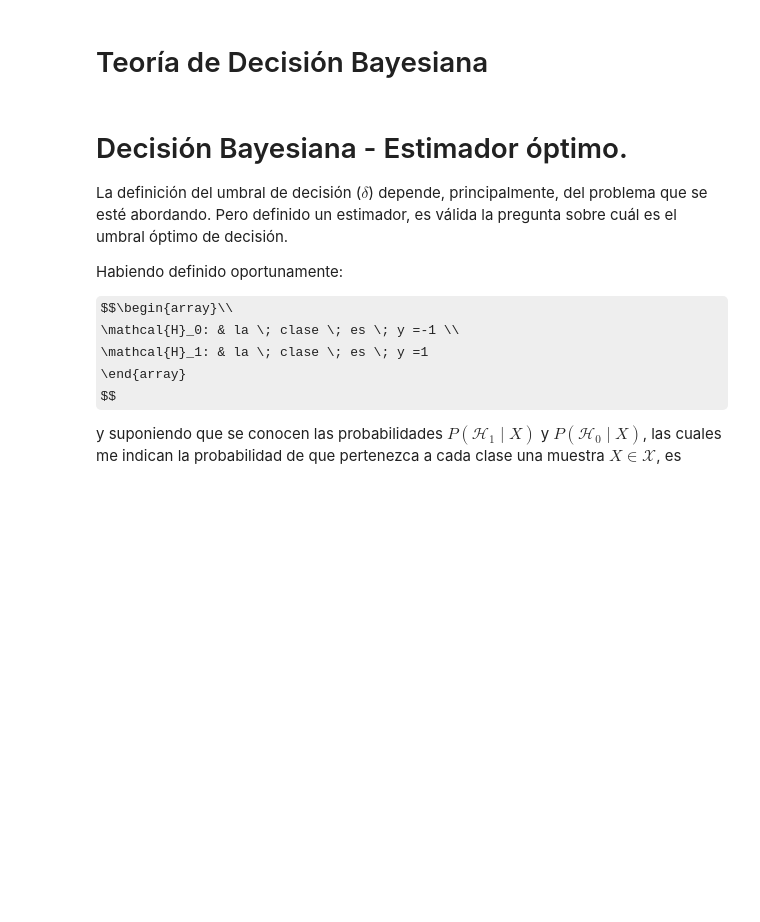
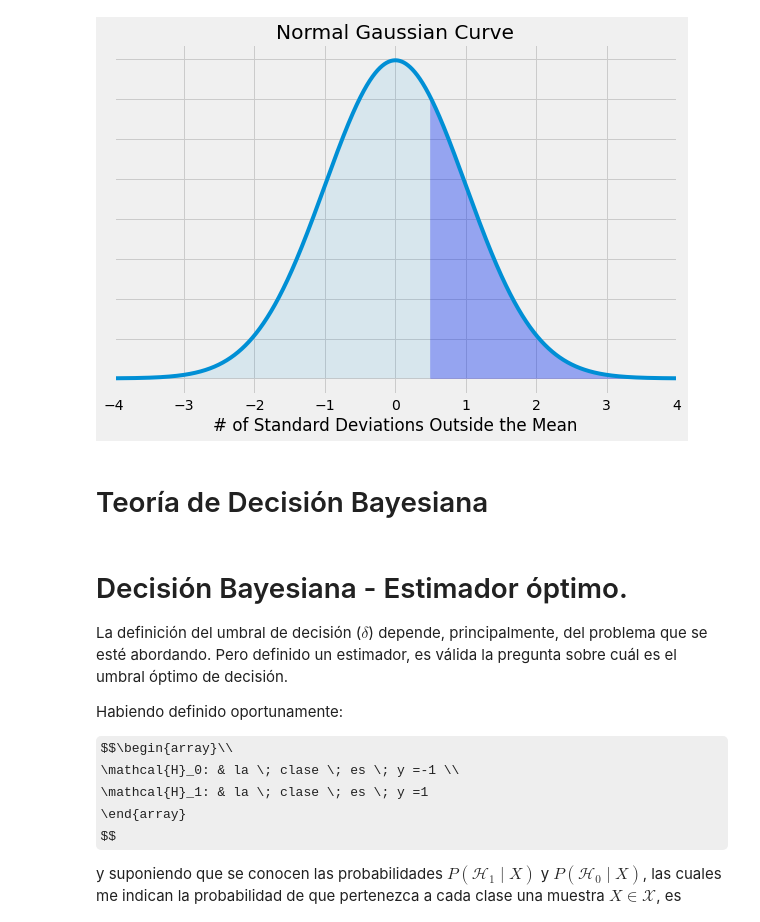
Before and after one commit to ijourdan/MiniCurso, a Jupyter notebook: Tema_1_D_Bayes/teo_dec_bayes.ipynb, the cells around one changed output. Saved outputs shown, nothing was run; the diff lists cells and outputs as text; code cells hidden in the pictures; some formulas as TeX source; blank space fills up the shorter version.

```diff
--- a/Tema_1_D_Bayes/teo_dec_bayes.ipynb
+++ b/Tema_1_D_Bayes/teo_dec_bayes.ipynb
@@ -0,0 +6,32 @@
+# %%
+# define constants
+mu1 = 0
+sigma1 = 1
+
+
+# calculate the z-transform
+z1 = 0.5
+z2 = 10
+# %%
+x = np.arange(z1, z2, 0.001) # range of x in spec
+x_all = np.arange(-10, 10, 0.001) # entire range of x, both in and out of spec
+# mean = 0, stddev = 1, since Z-transform was calculated
+y = norm.pdf(x,mu1,sigma1)
+y2 = norm.pdf(x_all,mu1,sigma1)
+# %%
+# build the plot
+fig, ax = plt.subplots(figsize=(9,6))
+plt.style.use('fivethirtyeight')
+ax.plot(x_all,y2)
+
+ax.fill_between(x,y,0, alpha=0.3, color='b')
+ax.fill_between(x_all,y2,0, alpha=0.1)
+ax.set_xlim([-4,4])
+ax.set_xlabel('# of Standard Deviations Outside the Mean')
+ax.set_yticklabels([])
+ax.set_title('Normal Gaussian Curve')
+
+#plt.savefig('normal_curve.png', dpi=72, bbox_inches='tight')
+plt.show()
+# %% [output]
+[figure, added]
```
Also changed, not shown: parts of 2 cells of this notebook, 1 other file.
